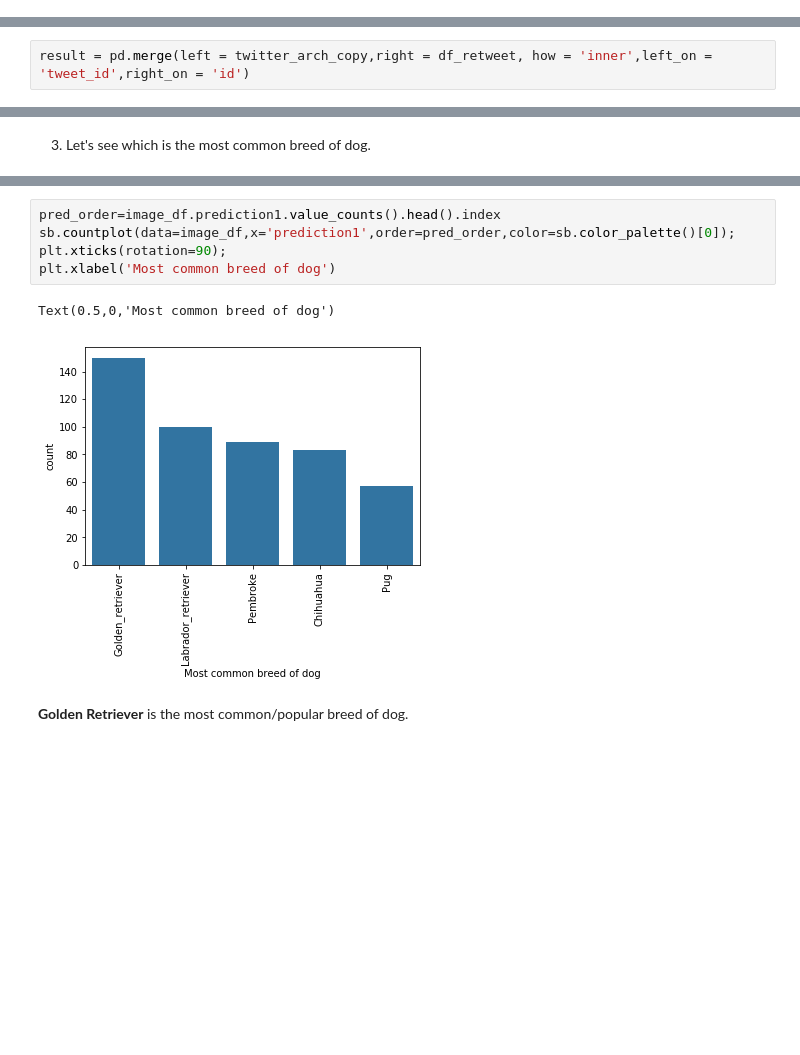
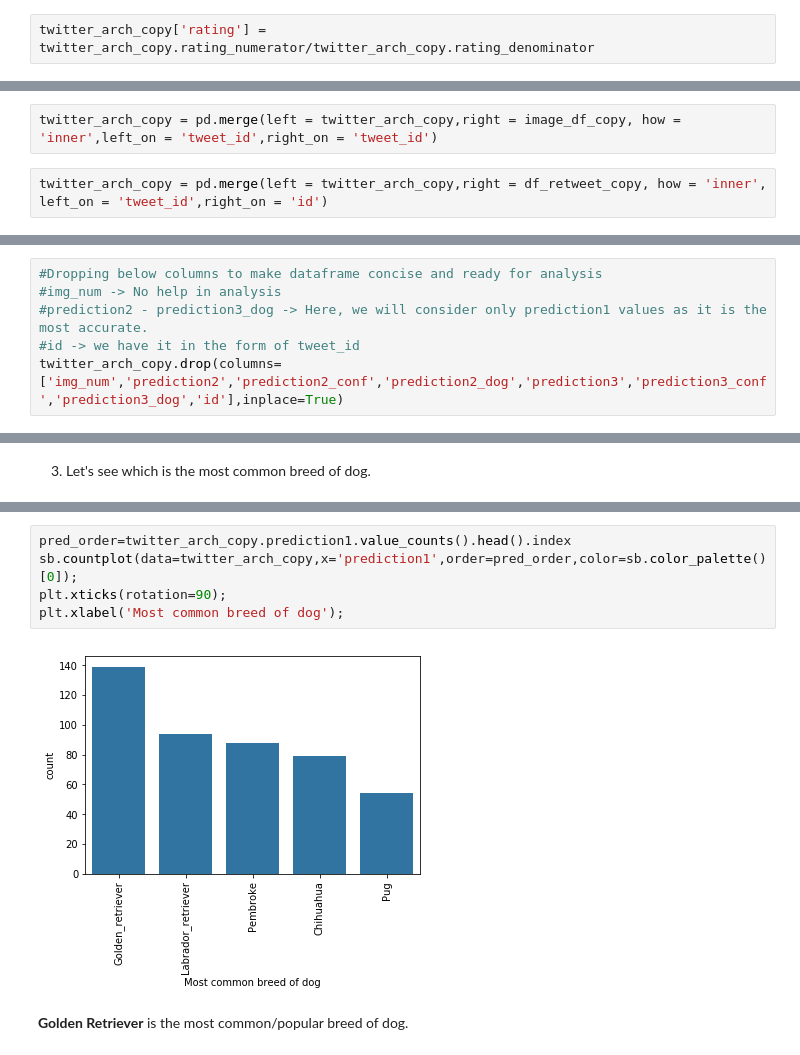
Before and after one commit to akshaybogar/WeRateDogs, a Jupyter notebook: WeRateDogs.ipynb, the cells around one changed output, grey strips where cells are left out. Saved outputs shown, nothing was run; the diff lists cells and outputs as text; blank space fills up the shorter version.

```diff
--- a/WeRateDogs.ipynb
+++ b/WeRateDogs.ipynb
@@ -624,0 +585,2 @@ image_df.head()
+# %%
+twitter_arch_copy['rating'] = twitter_arch_copy.rating_numerator/twitter_arch_copy.rating_denominator
@@ -684,4 +658,6 @@ twitter_arch_copy.head(10)
 
 #### Code
+# %%
+twitter_arch_copy = pd.merge(left = twitter_arch_copy,right = image_df_copy, how = 'inner',left_on = 'tweet_id',right_on = 'tweet_id')
 # %%
-result = pd.merge(left = twitter_arch_copy,right = df_retweet, how = 'inner',left_on = 'tweet_id',right_on = 'id')
+twitter_arch_copy = pd.merge(left = twitter_arch_copy,right = df_retweet_copy, how = 'inner', left_on = 'tweet_id',right_on = 'id')
@@ -725,0 +690,6 @@ twitter_arch.head()
+# %%
+#Dropping below columns to make dataframe concise and ready for analysis
+#img_num -> No help in analysis
+#prediction2 - prediction3_dog -> Here, we will consider only prediction1 values as it is the most accurate.
+#id -> we have it in the form of tweet_id
+twitter_arch_copy.drop(columns=['img_num','prediction2','prediction2_conf','prediction2_dog','prediction3','prediction3_conf','prediction3_dog','id'],inplace=True)
@@ -774,11 +738,10 @@ image_df.head()
 # %%
-pred_order=image_df.prediction1.value_counts().head().index
-sb.countplot(data=image_df,x='prediction1',order=pred_order,color=sb.color_palette()[0]);
+pred_order=twitter_arch_copy.prediction1.value_counts().head().index
+sb.countplot(data=twitter_arch_copy,x='prediction1',order=pred_order,color=sb.color_palette()[0]);
 plt.xticks(rotation=90);
-plt.xlabel('Most common breed of dog')
+plt.xlabel('Most common breed of dog');
 # %% [output]
-Text(0.5,0,'Most common breed of dog')
-[figure, old version]
+[figure, new version]
 # %% [markdown]
 **Golden Retriever** is the most common/popular breed of dog.
 # %% [markdown]
```
Also changed, not shown: parts of 94 cells of this notebook.
